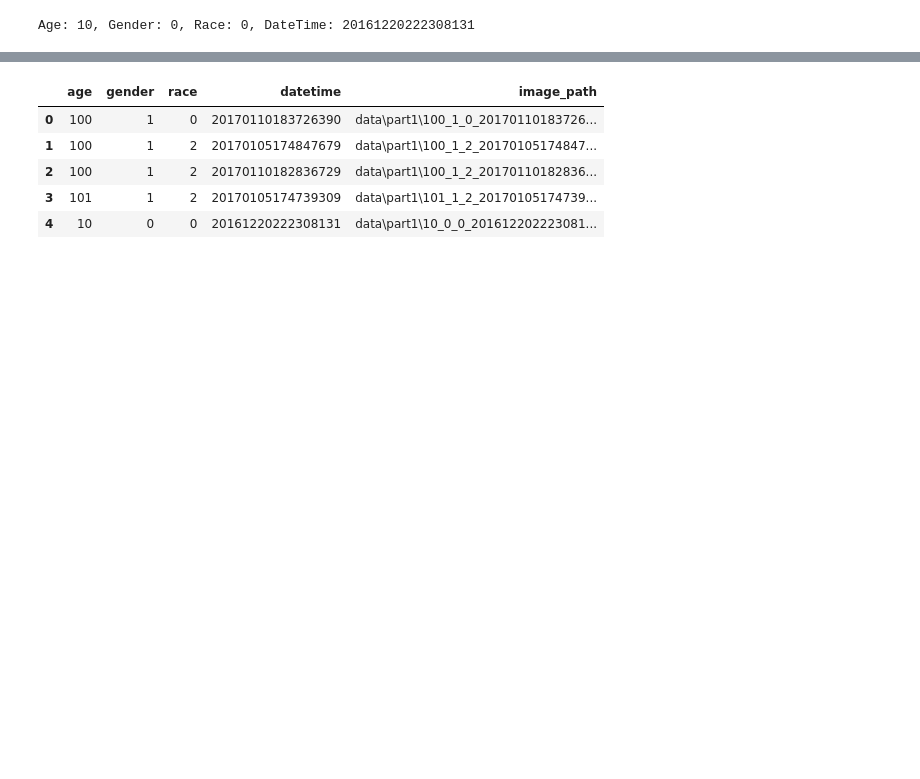
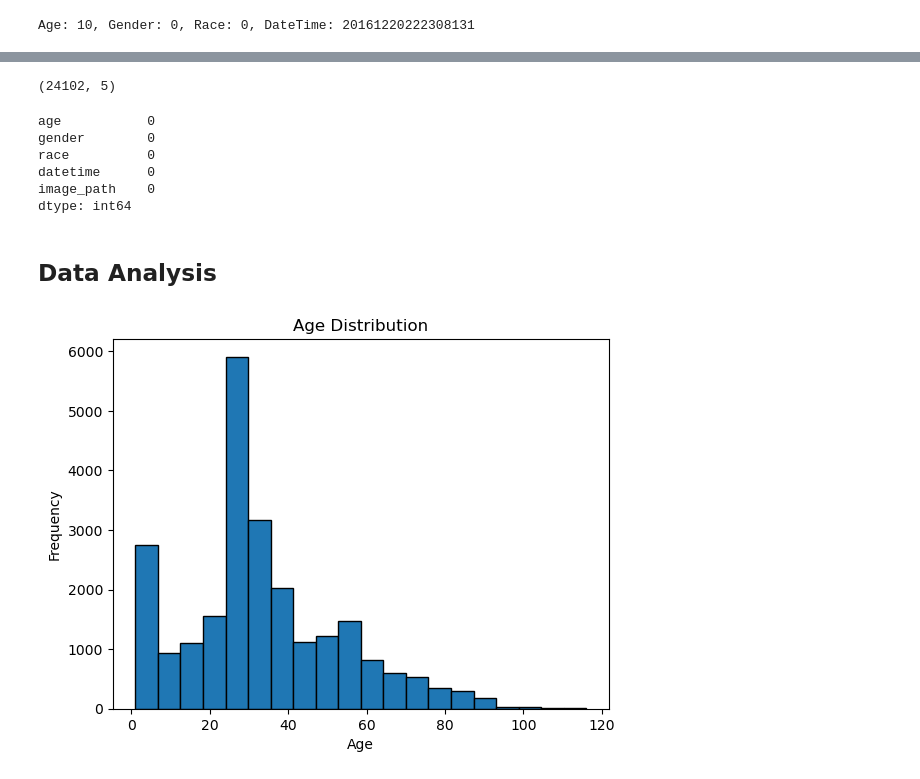
Before and after one commit to Chaity96/Advance-Demographics-Detection-for-Enhanced-Security-using-Transfer-Learning, a Jupyter notebook: Demographics Detection.ipynb, the cells around one changed output, grey strips where cells are left out. Saved outputs shown, nothing was run; the diff lists cells and outputs as text; code cells hidden in the pictures; blank space fills up the shorter version.

Commit message:
Add files via upload
Applied Data Analysis

```diff
--- a/Demographics Detection.ipynb
+++ b/Demographics Detection.ipynb
@@ -79,9 +90,25 @@ Age: 10, Gender: 0, Race: 0, DateTime: 20161220222308131
 # %%
-df.head()
+df.shape
 # %% [output]
-|  | age | gender | race | datetime | image_path |
-| 0 | 100 | 1 | 0 | 20170110183726390 | data\part1\100_1_0_20170110183726... |
-| 1 | 100 | 1 | 2 | 20170105174847679 | data\part1\100_1_2_20170105174847... |
-| 2 | 100 | 1 | 2 | 20170110182836729 | data\part1\100_1_2_20170110182836... |
-| 3 | 101 | 1 | 2 | 20170105174739309 | data\part1\101_1_2_20170105174739... |
-| 4 | 10 | 0 | 0 | 20161220222308131 | data\part1\10_0_0_201612202223081... |
+(24102, 5)
+# %%
+df.isnull().sum()
+# %% [output]
+age           0
+gender        0
+race          0
+datetime      0
+image_path    0
+dtype: int64
+# %% [markdown]
+## Data Analysis
+# %%
+# Ploting age distribution
+import matplotlib.pyplot as plt
+plt.hist(df['age'], bins=20, edgecolor='black')
+plt.title('Age Distribution')
+plt.xlabel('Age')
+plt.ylabel('Frequency')
+plt.show()
+# %% [output]
+[figure, added]
```
Also changed, not shown: parts of 6 cells of this notebook.
